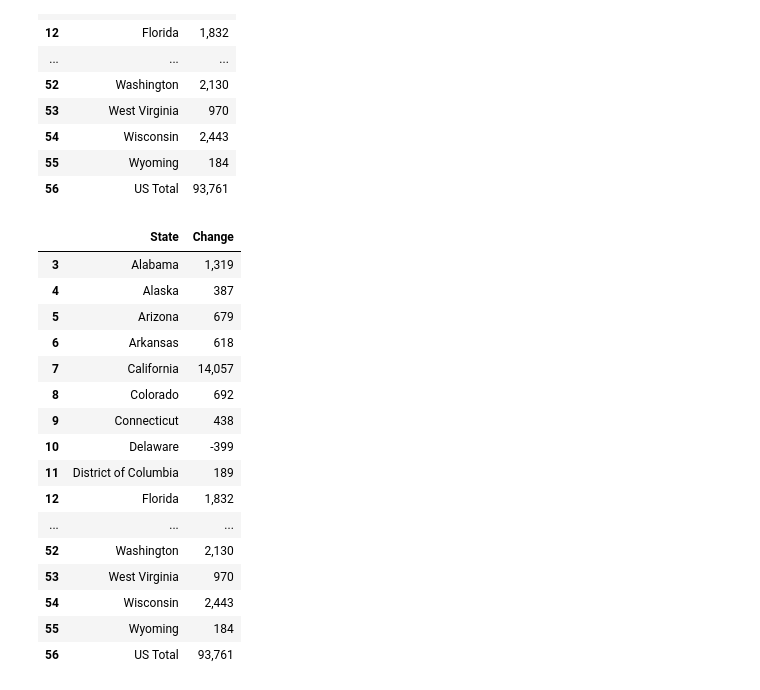
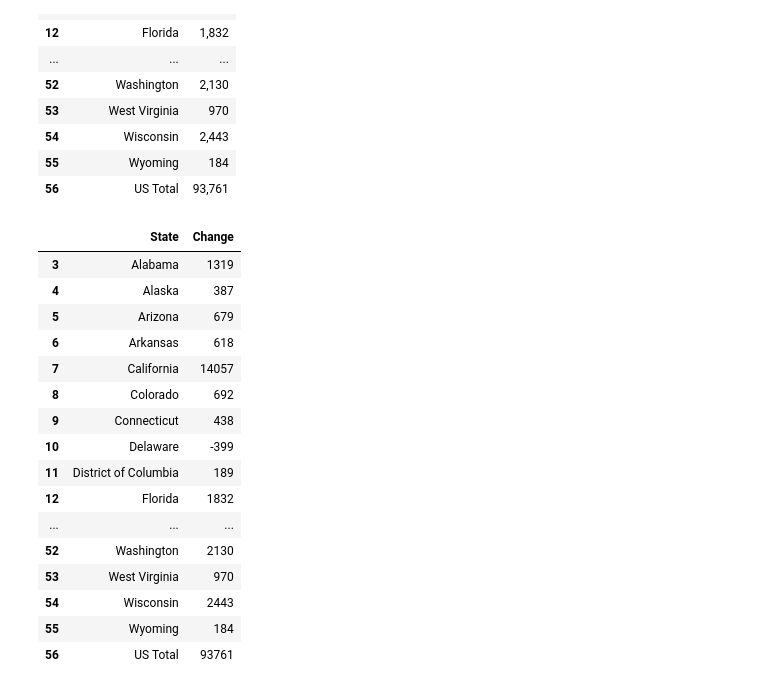
Before and after one commit to radhika3558/unemployment-claims-scraper, a Jupyter notebook: table-auto-scraper.ipynb, the cells around one changed output. Cells and saved outputs as stored; diff of their text form; code cells hidden in the pictures.

```diff
--- a/table-auto-scraper.ipynb
+++ b/table-auto-scraper.ipynb
@@ -97,25 +97,26 @@ df
 # %%
 # Naming columns
 df.columns=["State","Change"]
+df = df.replace({',': ''}, regex=True)
 df
 # %% [output]
 |  | State | Change |
-| 3 | Alabama | 1,319 |
+| 3 | Alabama | 1319 |
 | 4 | Alaska | 387 |
 | 5 | Arizona | 679 |
 | 6 | Arkansas | 618 |
-| 7 | California | 14,057 |
+| 7 | California | 14057 |
 | 8 | Colorado | 692 |
 | 9 | Connecticut | 438 |
 | 10 | Delaware | -399 |
 | 11 | District of Columbia | 189 |
-| 12 | Florida | 1,832 |
+| 12 | Florida | 1832 |
 | ... | ... | ... |
-| 52 | Washington | 2,130 |
+| 52 | Washington | 2130 |
 | 53 | West Virginia | 970 |
-| 54 | Wisconsin | 2,443 |
+| 54 | Wisconsin | 2443 |
 | 55 | Wyoming | 184 |
-| 56 | US Total | 93,761 |
+| 56 | US Total | 93761 |
 # %%
 # Downloading CSV in append mode
 df.to_csv("statewise_claims.csv", index = False)
```
Also changed, not shown: parts of 1 cell of this notebook.
